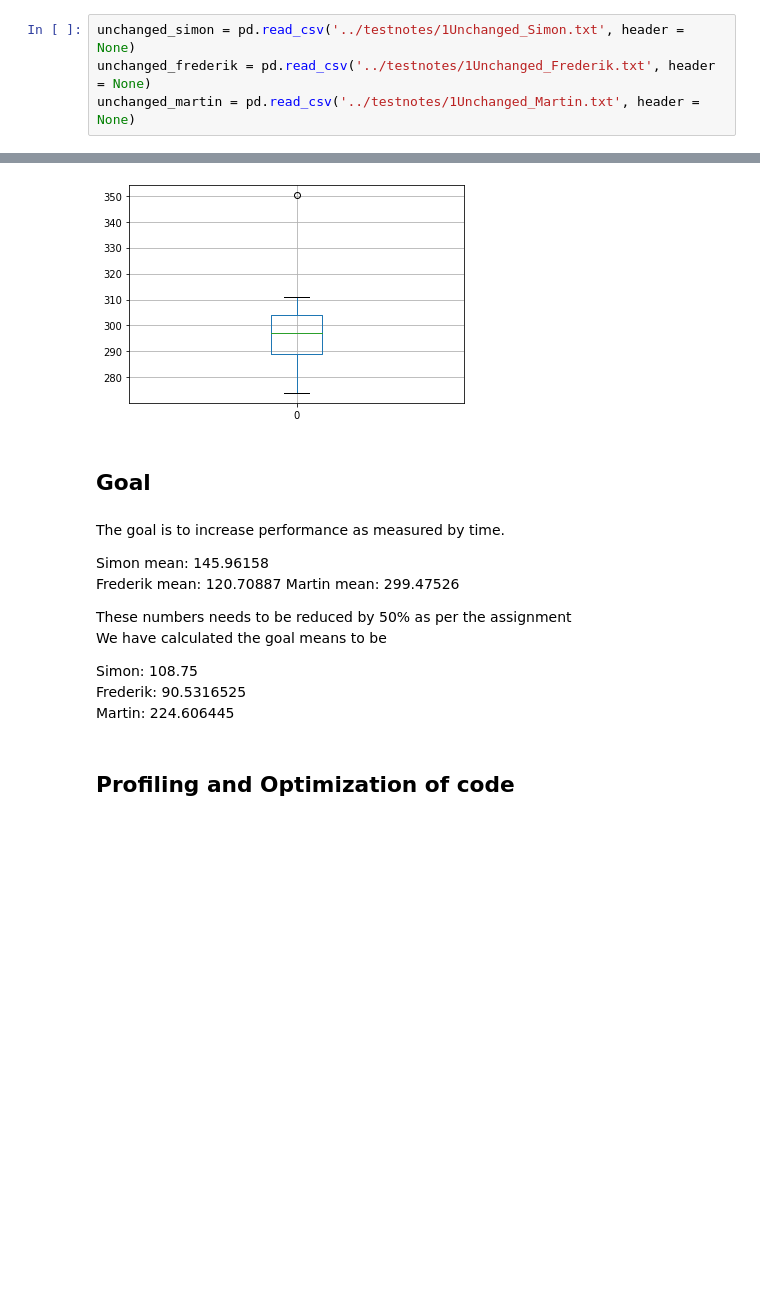
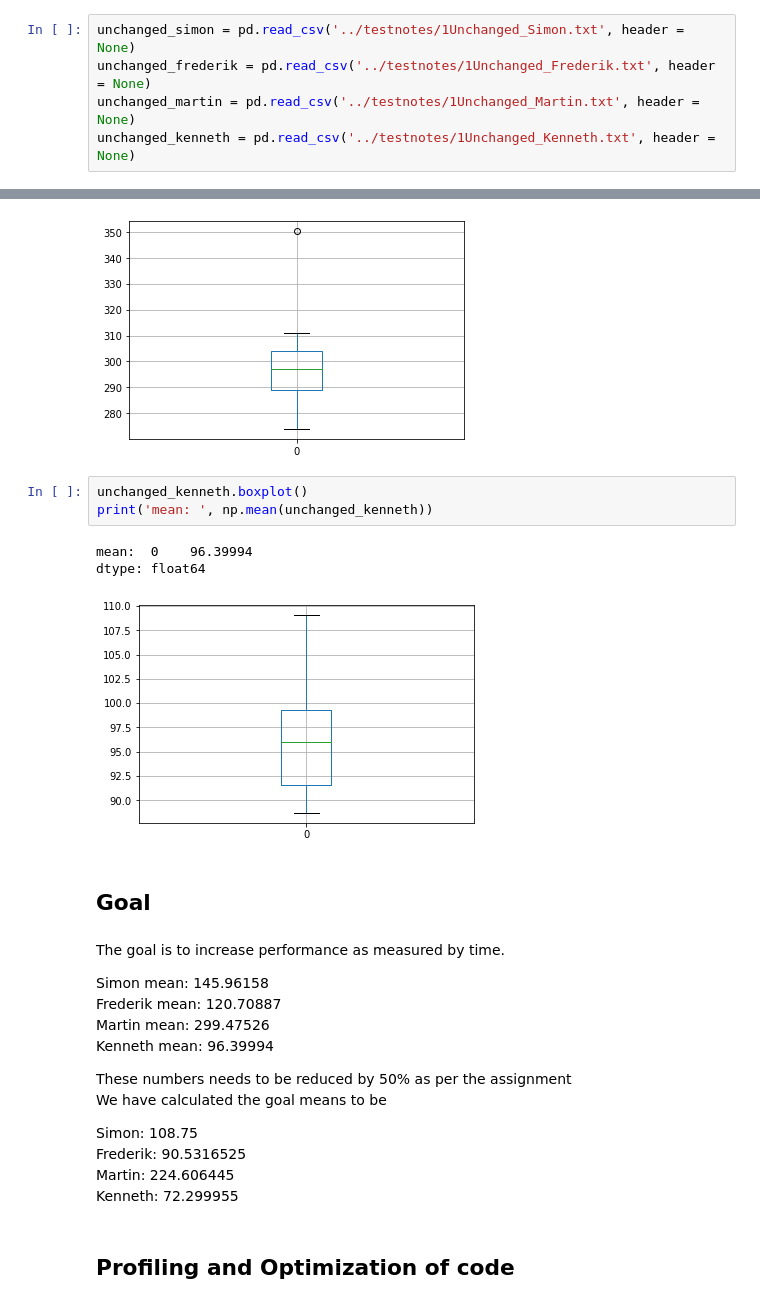
Before and after one commit to SimonBojesen/UFO_Optimization_Assignment3, a Jupyter notebook: python/Plotting_Tests.ipynb, the cells around one changed output, grey strips where cells are left out. Saved outputs shown, nothing was run; the diff lists cells and outputs as text; blank space fills up the shorter version.

Commit message:
finished by adding Kenneths results

```diff
--- a/python/Plotting_Tests.ipynb
+++ b/python/Plotting_Tests.ipynb
@@ -9,6 +9,7 @@ from IPython.display import display, Image
 unchanged_simon = pd.read_csv('../testnotes/1Unchanged_Simon.txt', header = None)
 unchanged_frederik = pd.read_csv('../testnotes/1Unchanged_Frederik.txt', header = None)
 unchanged_martin = pd.read_csv('../testnotes/1Unchanged_Martin.txt', header = None)
+unchanged_kenneth = pd.read_csv('../testnotes/1Unchanged_Kenneth.txt', header = None)
 # %%
 display(Image(filename='../screenshots/unchanged_code_added_timer.png'))
 #We added a timer to the code and ran it 10 times on our individual pc's
@@ -35,6 +36,13 @@ print('mean: ', np.mean(unchanged_martin))
 mean:  0    299.47526
 dtype: float64
 [figure]
+# %%
+unchanged_kenneth.boxplot()
+print('mean: ', np.mean(unchanged_kenneth))
+# %% [output]
+mean:  0    96.39994
+dtype: float64
+[figure, added]
 # %% [markdown]
 ## Goal
 # %% [markdown]
@@ -42,15 +50,17 @@ The goal is to increase performance as measured by time.
 
 
 Simon mean: 145.96158<br>
-Frederik mean: 120.70887
-Martin mean: 299.47526
+Frederik mean: 120.70887<br>
+Martin mean: 299.47526<br>
+Kenneth mean: 96.39994
 
 These numbers needs to be reduced by 50% as per the assignment<br>
 We have calculated the goal means to be
 
 Simon: 108.75<br>
 Frederik: 90.5316525<br>
-Martin: 224.606445
+Martin: 224.606445<br>
+Kenneth: 72.299955
 # %% [markdown]
 ## Profiling and Optimization of code
 # %% [markdown]
```
Also changed, not shown: parts of 11 cells of this notebook, 5 other files.
